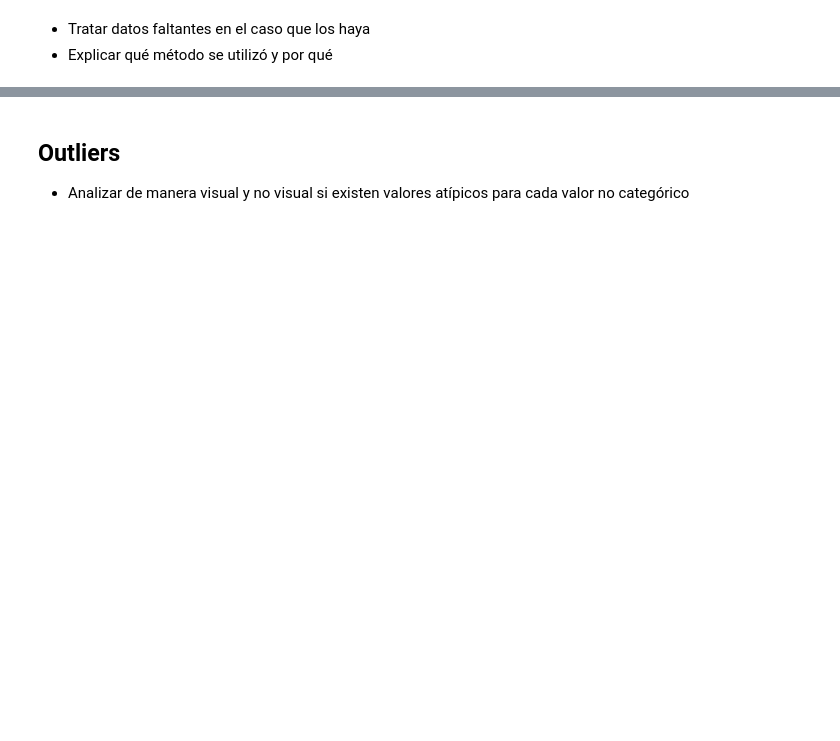
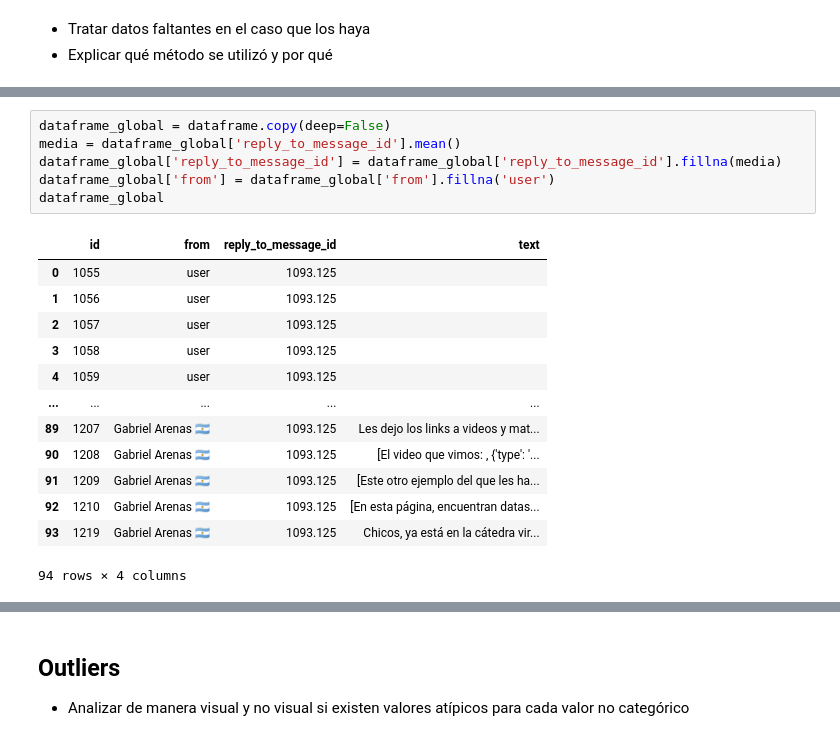
Before and after one commit to DelfinaQuinteros/BD-ll, a Jupyter notebook: 3 - Valores atípicos/TP3.ipynb, the cells around one changed output, grey strips where cells are left out. Saved outputs shown, nothing was run; the diff lists cells and outputs as text; blank space fills up the shorter version.

```diff
--- a/3 - Valores atípicos/TP3.ipynb
+++ b/3 - Valores atípicos/TP3.ipynb
@@ -18,0 +98,20 @@
+# %%
+dataframe_global = dataframe.copy(deep=False)
+media = dataframe_global['reply_to_message_id'].mean()
+dataframe_global['reply_to_message_id'] = dataframe_global['reply_to_message_id'].fillna(media)
+dataframe_global['from'] = dataframe_global['from'].fillna('user')
+dataframe_global
+# %% [output]
+|  | id | from | reply_to_message_id | text |
+| 0 | 1055 | user | 1093.125 |  |
+| 1 | 1056 | user | 1093.125 |  |
+| 2 | 1057 | user | 1093.125 |  |
+| 3 | 1058 | user | 1093.125 |  |
+| 4 | 1059 | user | 1093.125 |  |
+| ... | ... | ... | ... | ... |
+| 89 | 1207 | Gabriel Arenas 🇦🇷 | 1093.125 | Les dejo los links a videos y mat... |
+| 90 | 1208 | Gabriel Arenas 🇦🇷 | 1093.125 | [El video que vimos: , {'type': '... |
+| 91 | 1209 | Gabriel Arenas 🇦🇷 | 1093.125 | [Este otro ejemplo del que les ha... |
+| 92 | 1210 | Gabriel Arenas 🇦🇷 | 1093.125 | [En esta página, encuentran datas... |
+| 93 | 1219 | Gabriel Arenas 🇦🇷 | 1093.125 | Chicos, ya está en la cátedra vir... |
+94 rows × 4 columns
```
Also changed, not shown: parts of 10 cells of this notebook, 41 other files.
